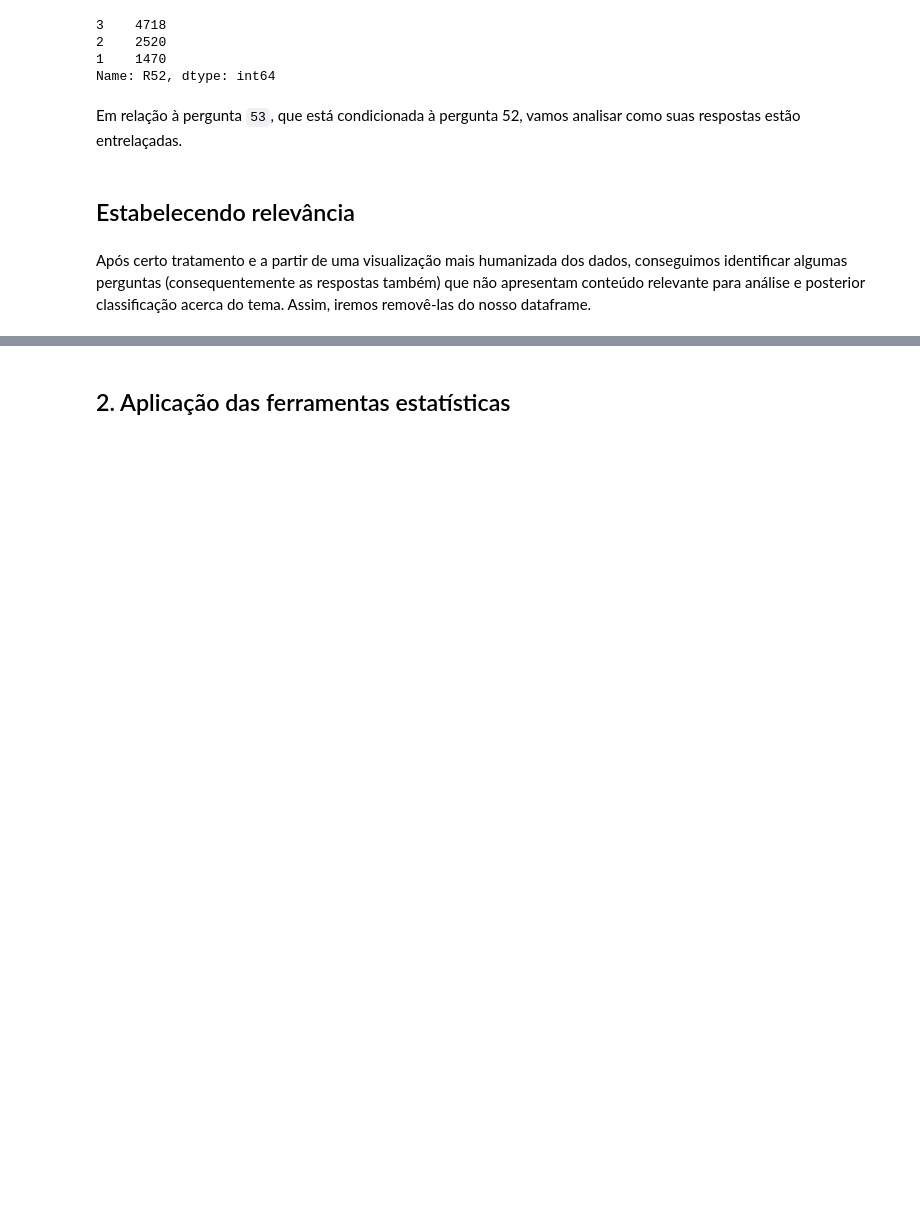
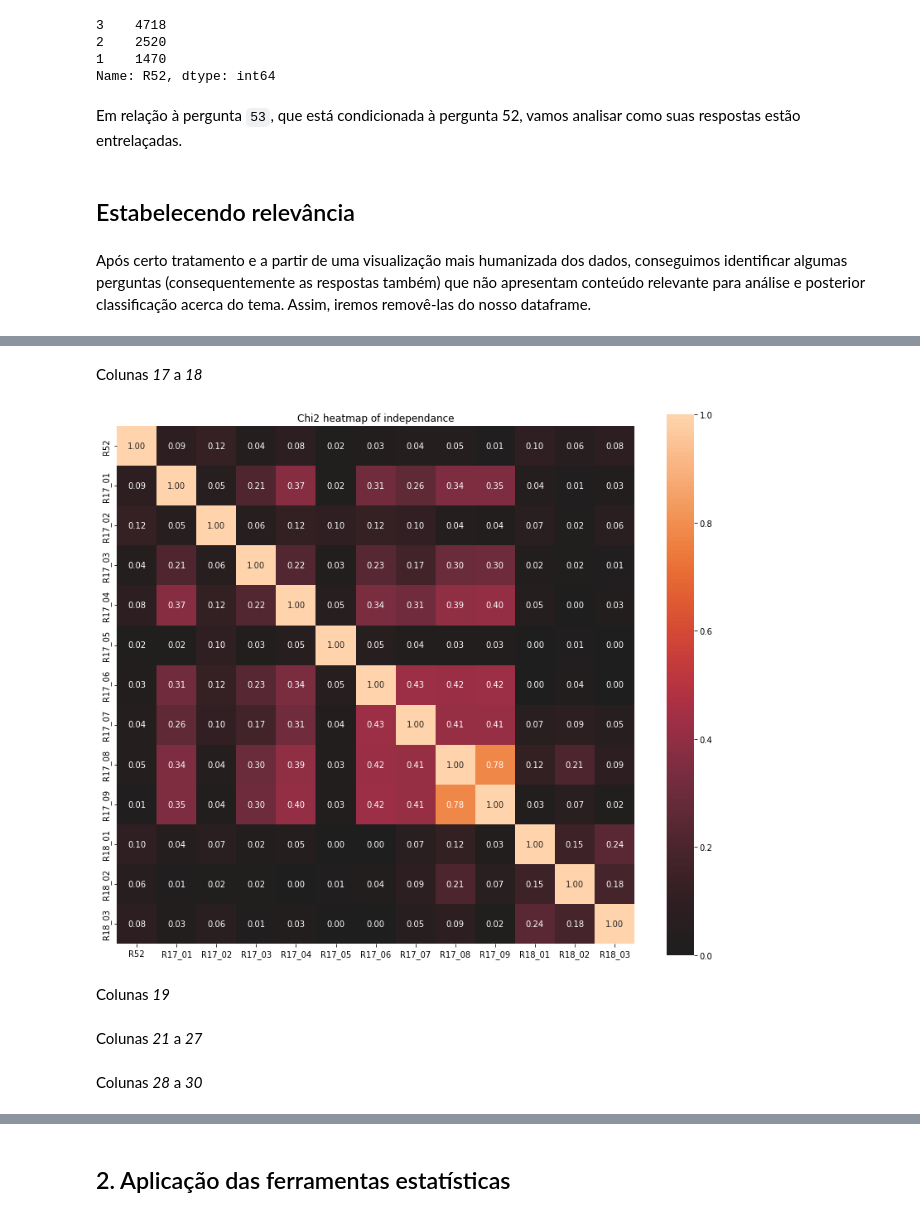
Before and after one commit to insper-classroom/23-1a-cd-p2-anderson_samuel_vinicius, a Jupyter notebook: Relatório.ipynb, the cells around one changed output, grey strips where cells are left out. Drawn from its saved outputs; the diff is of its cells as text; code cells hidden in the pictures; blank space fills up the shorter version.

```diff
--- a/Relatório.ipynb
+++ b/Relatório.ipynb
@@ -418,0 +498,28 @@ responsaveis_df
+# %% [markdown]
+Colunas _17_ a _18_
+# %%
+# Pegando as colunas para selecionar pelo dicionário
+bloco_buscado = []
+aux = ''
+i = 17
+while i <= 18:
+    aux = 'R' + str(i)
+    bloco_buscado.append(aux)
+    i += 1
+
+# Separando o bloco por loc
+perguntas = ['R52']
+for per in bloco_buscado:
+    for column in col_per_quest[per]:
+        perguntas.append(column)
+
+
+analise = responsaveis_df.loc[:, perguntas]
+
+# Teste do Chi Quadrado
+associations(analise,figsize=(14,12),title="Chi2 heatmap of independance")
+plt.show()
+# %% [output]
+[figure, added]
+# %% [markdown]
+Colunas _19_
@@ -418,0 +547,2 @@ responsaveis_df
+# %% [markdown]
+Colunas _21_ a _27_
@@ -418,0 +570,2 @@ responsaveis_df
+# %% [markdown]
+Colunas _28_ a _30_
```
Also changed, not shown: parts of 52 cells of this notebook.
